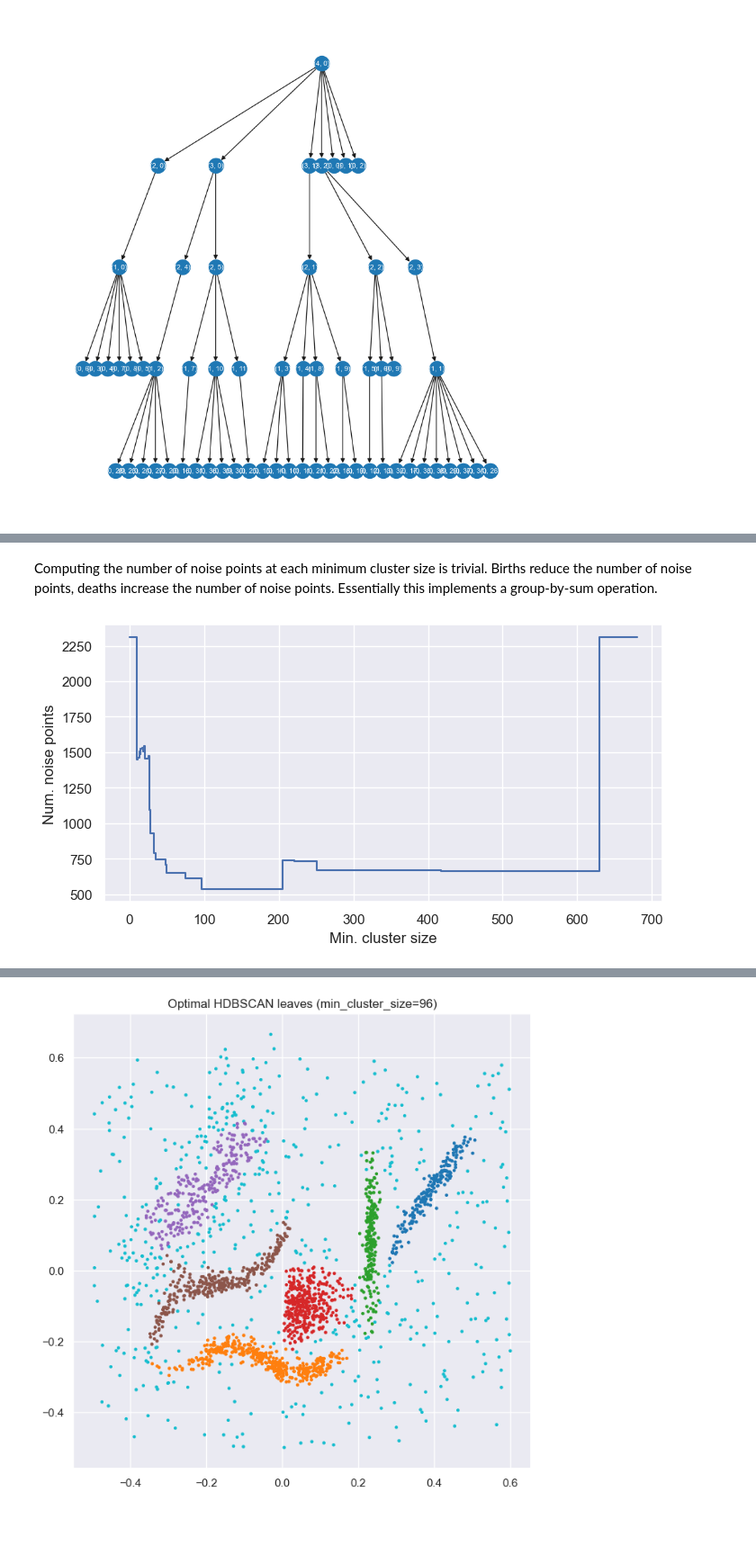
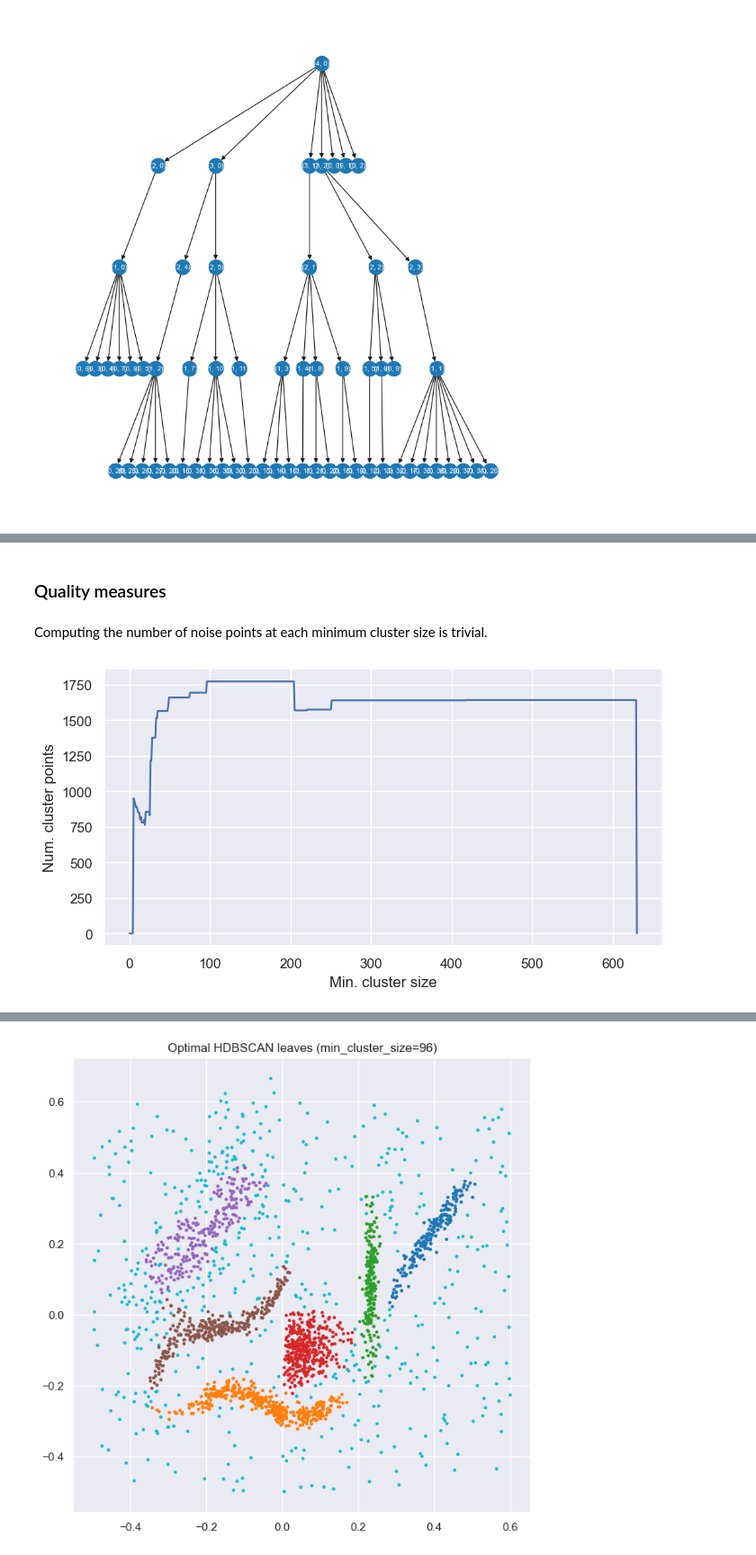
Before and after one commit to JelmerBot/fast_hdbscan, a Jupyter notebook: doc/layer_clustering.ipynb, the cells around one changed output, grey strips where cells are left out. Shown at 90% size. Saved outputs shown, nothing was run; the diff lists cells and outputs as text; code cells hidden in the pictures; blank space fills up the shorter version.

```diff
--- a/doc/layer_clustering.ipynb
+++ b/doc/layer_clustering.ipynb
@@ -148,55 +154,31 @@ for child, attrs in leaves.items():
+# %% [markdown]
+### Quality measures
 # %% [markdown]
 Computing the number of noise points at each minimum cluster size is trivial.
-Births reduce the number of noise points, deaths increase the number of noise
-points. Essentially this implements a group-by-sum operation.
+# %%
+def num_points_in_clusters(leaves):
+    max_death = max(leaf.get("death", 0) + 1 for leaf in leaves.values())
+    clustered_points = np.zeros(max_death)
+
+    for leaf_id, attrs in leaves.items():
+        tree_idx = np.searchsorted(cluster_tree["child"], leaf_id)
+        item_size = cluster_tree["child_size"][tree_idx]
+        min_size = attrs["birth"]
+        max_size = attrs.get("death", max_death - 1)
+        clustered_points[min_size:max_size] += item_size
+
+    return clustered_points
 # %%
 # List the number of points in each leaf birth and death
-min_sizes = []
-events = []
-for leaf_id, attrs in leaves.items():
-    tree_idx = np.searchsorted(cluster_tree["child"], leaf_id)
-    item_size = cluster_tree["child_size"][tree_idx]
-    min_sizes.append(attrs["birth"])
-    events.append(-item_size)
-    if "death" in attrs:
-        min_sizes.append(attrs["death"])
-        events.append(item_size)
-
-# Sort the events by the minimum cluster size
-min_sizes = np.asarray(min_sizes)
-events = np.asarray(events)
-order = np.argsort(min_sizes, kind="stable")
-min_sizes = min_sizes[order]
-events = events[order]
-
-# Compute cumulative sum and extract the last event for each minimum size
-noise_trace = np.cumsum(events) + data.shape[0]
-indices = np.nonzero(np.diff(min_sizes) != 0)[0]
-min_size_list = min_sizes[indices].tolist()
-noise_trace_list = noise_trace[indices].tolist()
-
-# Convert to square curve
-inf_value = int(min_size + 1 + 50)  # or extracts max death from leaves
-noise_trace_sizes = np.vstack(
-    (
-        np.asarray([0] + min_size_list + [min_sizes[-1]]),
-        np.asarray(min_size_list + [min_sizes[-1], inf_value]),
-    )
-).T.reshape(-1)
-noise_trace_points = np.vstack(
-    (
-        np.asarray([n_points] + noise_trace_list + [n_points]),
-        np.asarray([n_points] + noise_trace_list + [n_points]),
-    )
-).T.reshape(-1)
+clustered_points = num_points_in_clusters(leaves)
 
 plt.figure(figsize=(8, 4))
-plt.plot(noise_trace_sizes, noise_trace_points)
+plt.plot(clustered_points)
 plt.xlabel("Min. cluster size")
-plt.ylabel("Num. noise points")
+plt.ylabel("Num. cluster points")
 plt.show()
 # %% [output]
-[figure, old version]
+[figure, new version]
 # %% [markdown]
 Computing condensed-tree stability for leaf-clusters at the different minimum
 cluster sizes:
```
Also changed, not shown: parts of 32 cells of this notebook.
